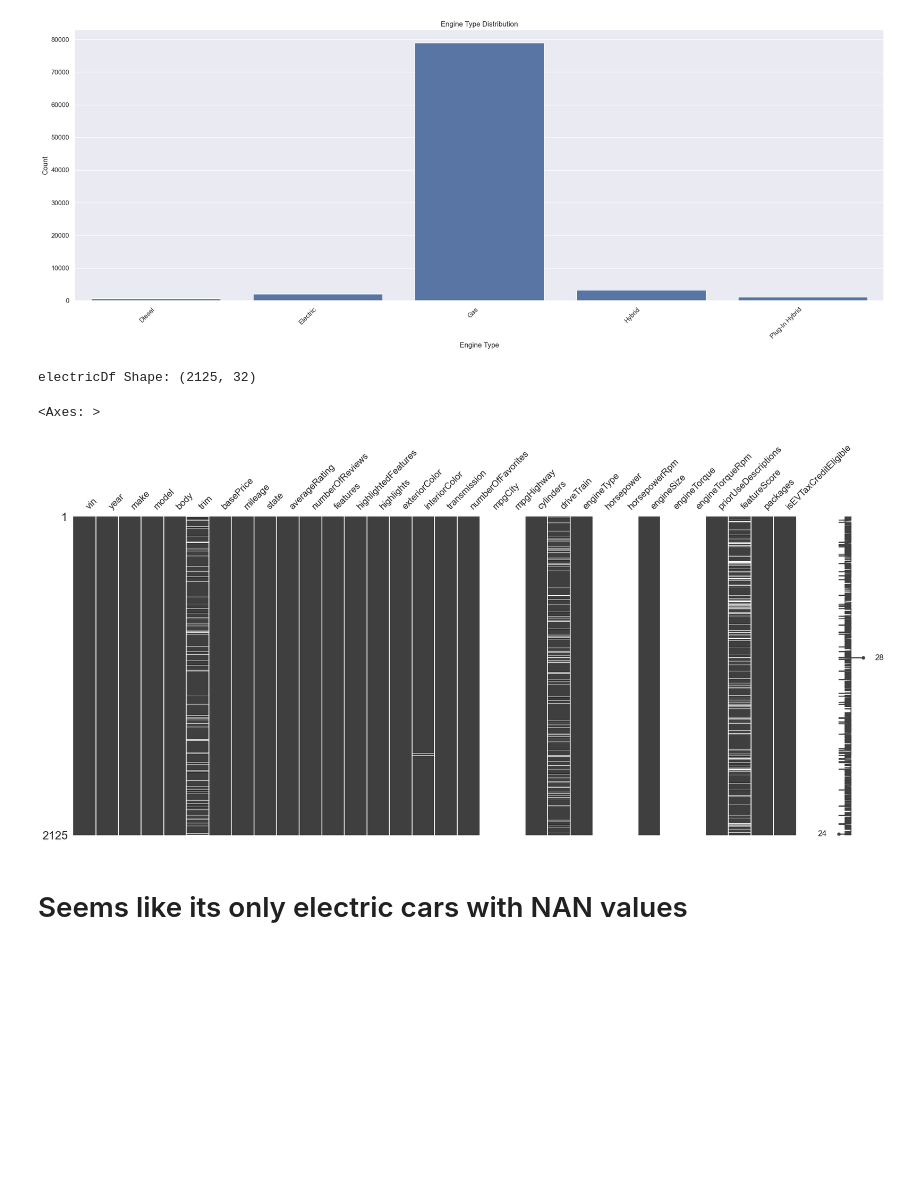
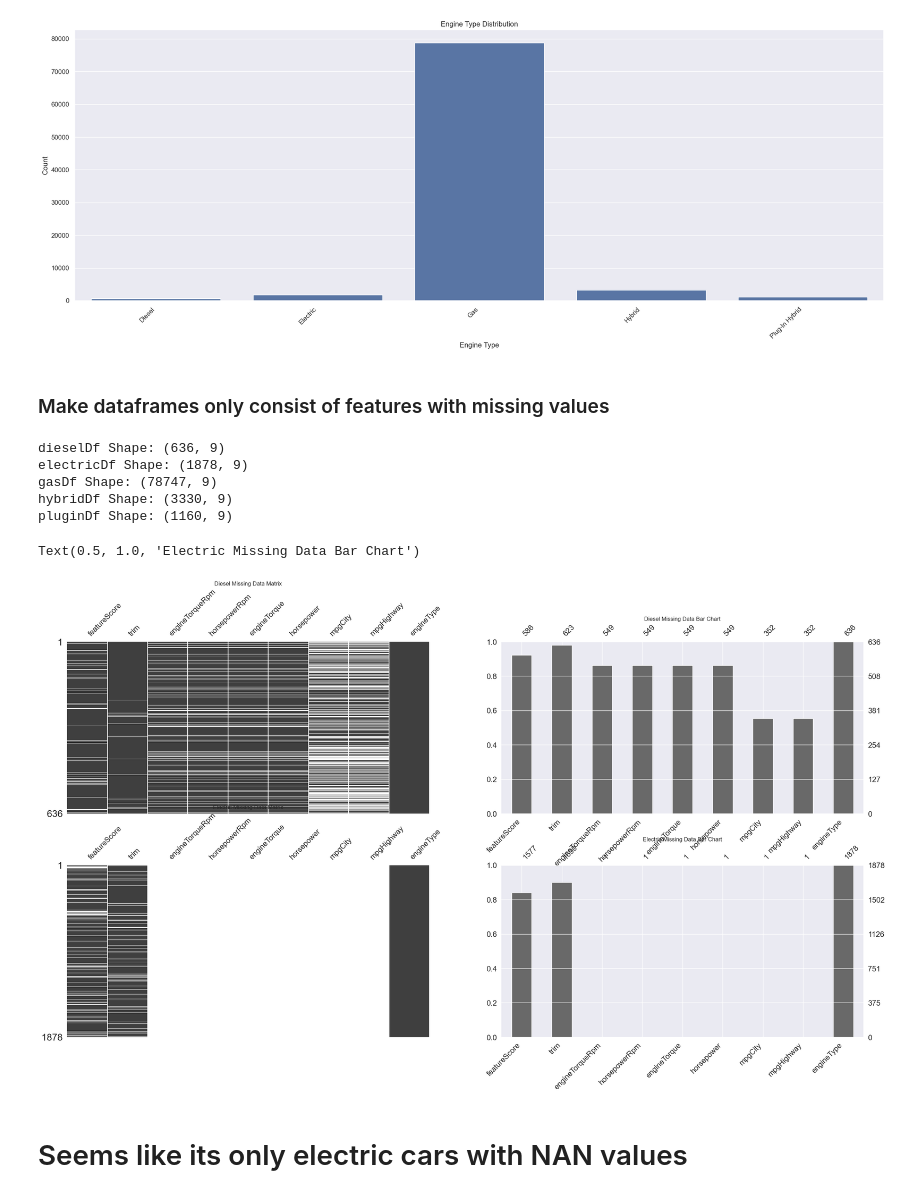
Before and after one commit to demyasa/Predictive-Analysis-of-Car-Trade-In-Values, a Jupyter notebook: EDA_2.ipynb, the cells around one changed output. Cells and saved outputs as stored; diff of their text form; code cells hidden in the pictures; blank space fills up the shorter version.

```diff
--- a/EDA_2.ipynb
+++ b/EDA_2.ipynb
@@ -257,16 +259,63 @@ plt.tight_layout()
 plt.show()
 # %% [output]
 [figure]
-# %%
-# Create a dataframe consisting of Electric and Hybrid engines
-electricDf = df[df['engineType'] == 'Electric']
-print("electricDf Shape:", electricDf.shape)
-electricDf.head(5)
-
-msno.matrix(electricDf)
-# %% [output]
-electricDf Shape: (2125, 32)
-<Axes: >
-[figure, removed]
+# %% [markdown]
+### Make dataframes only consist of features with missing values
+# %%
+# Make dataframe that only consists of missing values
+# Select specific columns
+missing_value_columns = [
+    'featureScore', 'trim', 'engineTorqueRpm', 'horsepowerRpm',
+    'engineTorque', 'horsepower', 'mpgCity', 'mpgHighway', 'engineType'
+]
+missing_values_df = df[missing_value_columns]
+
+# Create a dataframes for each engine type
+dieselDf = missing_values_df[missing_values_df['engineType'] == 'Diesel']
+print("dieselDf Shape:", dieselDf.shape)
+
+electricDf = missing_values_df[missing_values_df['engineType'] == 'Electric']
+print("electricDf Shape:", electricDf.shape)
+
+gasDf = missing_values_df[missing_values_df['engineType'] == 'Gas']
+print("gasDf Shape:", gasDf.shape)
+
+hybridDf = missing_values_df[missing_values_df['engineType'] == 'Hybrid']
+print("hybridDf Shape:", hybridDf.shape)
+
+pluginDf = missing_values_df[missing_values_df['engineType'] == 'Plug-In Hybrid']
+print("pluginDf Shape:", pluginDf.shape)
+
+# Create the figure and subplots
+fig, axes = plt.subplots(2, 2, figsize=(30, 15))
+plt.subplots_adjust(hspace=0.3)
+
+
+msno.matrix(dieselDf, ax=axes[0, 0] )
+axes[0, 0].set_title("Diesel Missing Data Matrix")
+msno.bar(dieselDf, ax=axes[0, 1])
+axes[0, 1].set_title("Diesel Missing Data Bar Chart")
+
+msno.matrix(electricDf, ax=axes[1, 0])
+axes[1, 0].set_title("Electric Missing Data Matrix")
+msno.bar(electricDf, ax=axes[1, 1])
+axes[1, 1].set_title("Electric Missing Data Bar Chart")
+
+
+# msno.matrix(gasDf)
+
+
+# msno.matrix(hybridDf)
+
+
+# msno.matrix(pluginDf)
+# %% [output]
+dieselDf Shape: (636, 9)
+electricDf Shape: (1878, 9)
+gasDf Shape: (78747, 9)
+hybridDf Shape: (3330, 9)
+pluginDf Shape: (1160, 9)
+Text(0.5, 1.0, 'Electric Missing Data Bar Chart')
+[figure, added]
 # %% [markdown]
 # Seems like its only electric cars with NAN values
```
Also changed, not shown: parts of 6 cells of this notebook.
